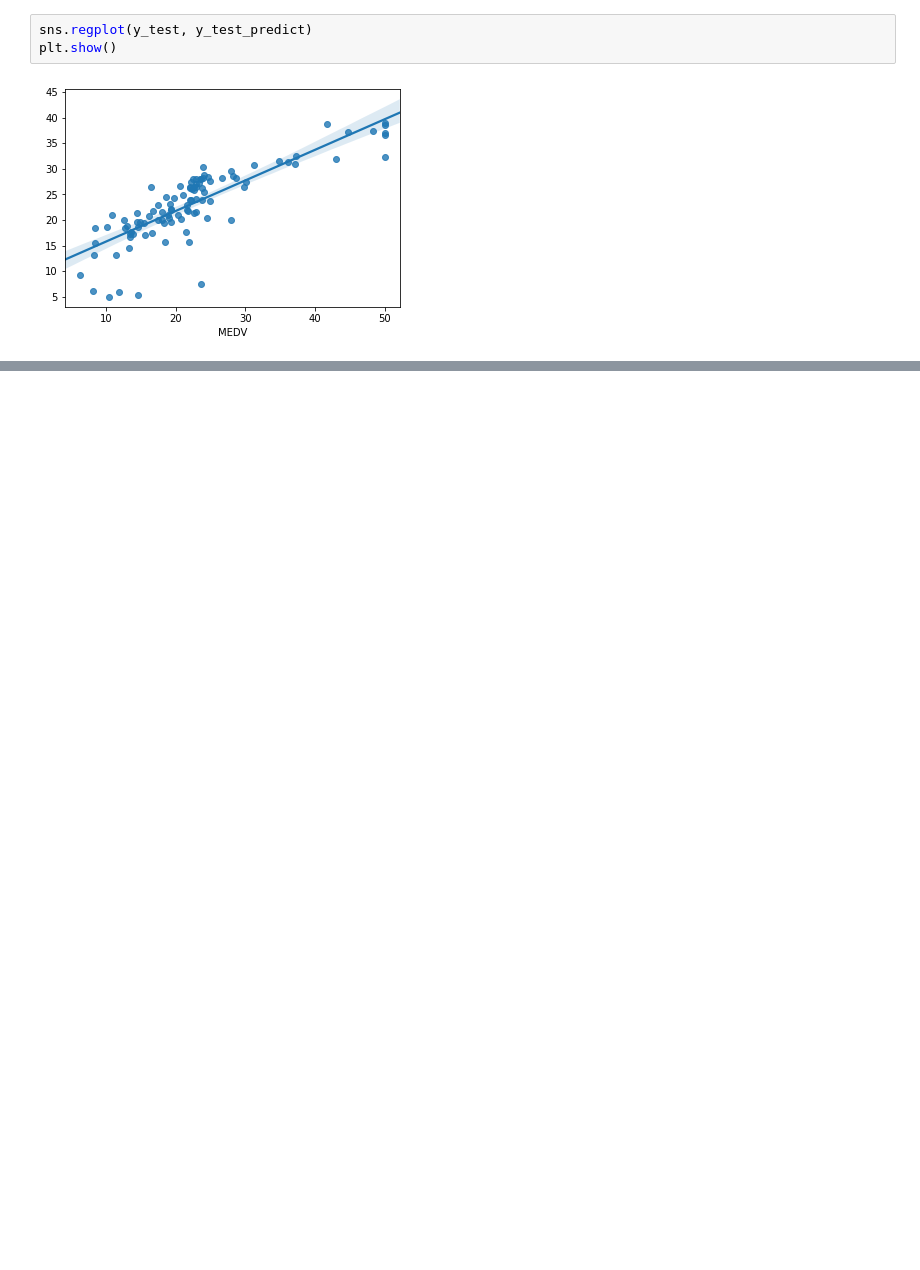
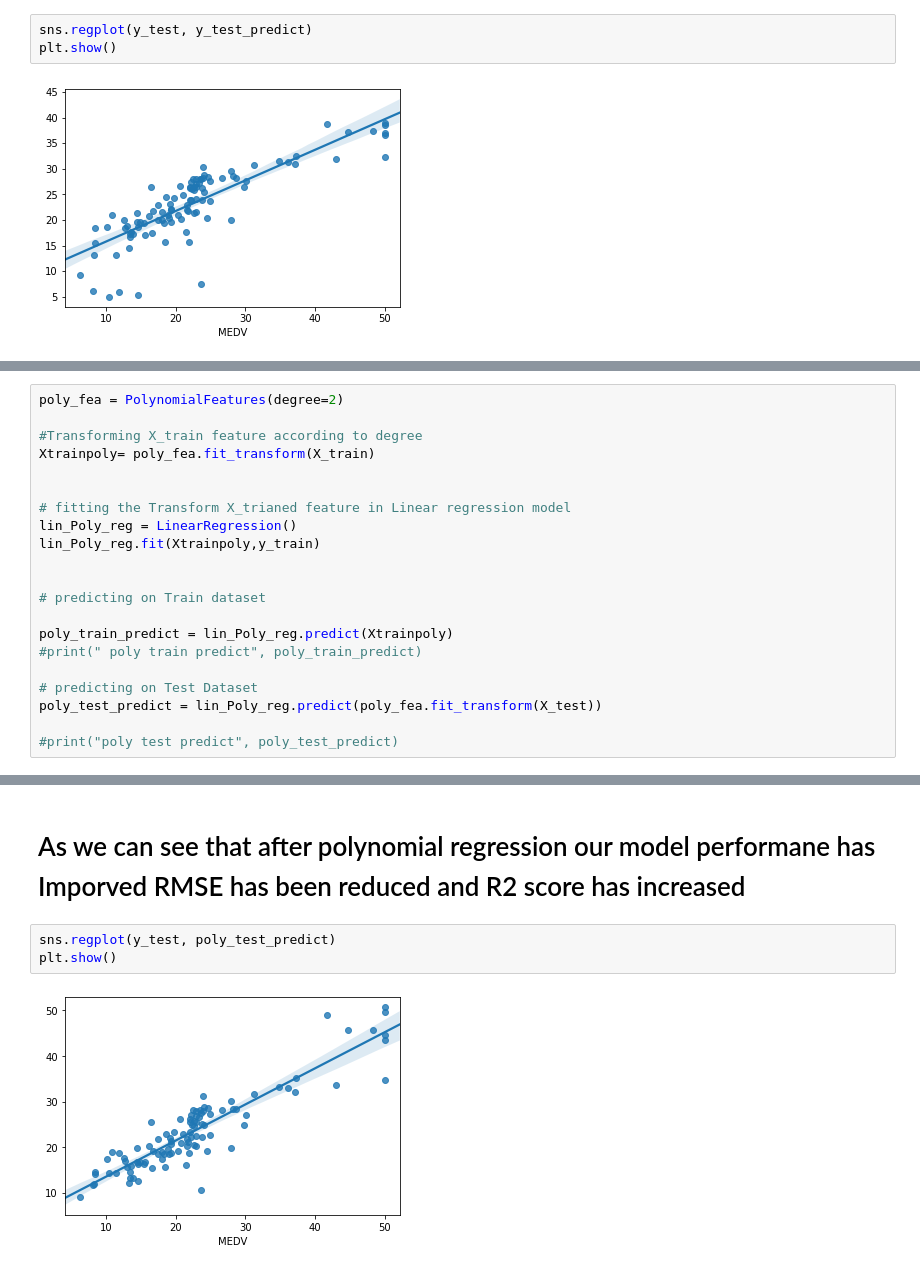
Before and after one commit to ShubhmKaale/Boston-Housing-Project, a Jupyter notebook: Boston housing price prediction.ipynb, the cells around one changed output, grey strips where cells are left out. Cells and saved outputs as stored; diff of their text form; blank space fills up the shorter version.

```diff
--- a/Boston housing price prediction.ipynb
+++ b/Boston housing price prediction.ipynb
@@ -251,0 +268,21 @@ plt.show()
+# %%
+poly_fea = PolynomialFeatures(degree=2)
+
+#Transforming X_train feature according to degree
+Xtrainpoly= poly_fea.fit_transform(X_train)
+
+
+# fitting the Transform X_trianed feature in Linear regression model
+lin_Poly_reg = LinearRegression()
+lin_Poly_reg.fit(Xtrainpoly,y_train)
+
+
+# predicting on Train dataset
+
+poly_train_predict = lin_Poly_reg.predict(Xtrainpoly)
+#print(" poly train predict", poly_train_predict)
+
+# predicting on Test Dataset
+poly_test_predict = lin_Poly_reg.predict(poly_fea.fit_transform(X_test))
+
+#print("poly test predict", poly_test_predict)
@@ -251,0 +317,7 @@ plt.show()
+# %% [markdown]
+# As we can see that after polynomial regression our model performane has Imporved RMSE has been reduced and R2 score has increased
+# %%
+sns.regplot(y_test, poly_test_predict)
+plt.show()
+# %% [output]
+[figure, added]
```
Also changed, not shown: parts of 10 cells of this notebook.
